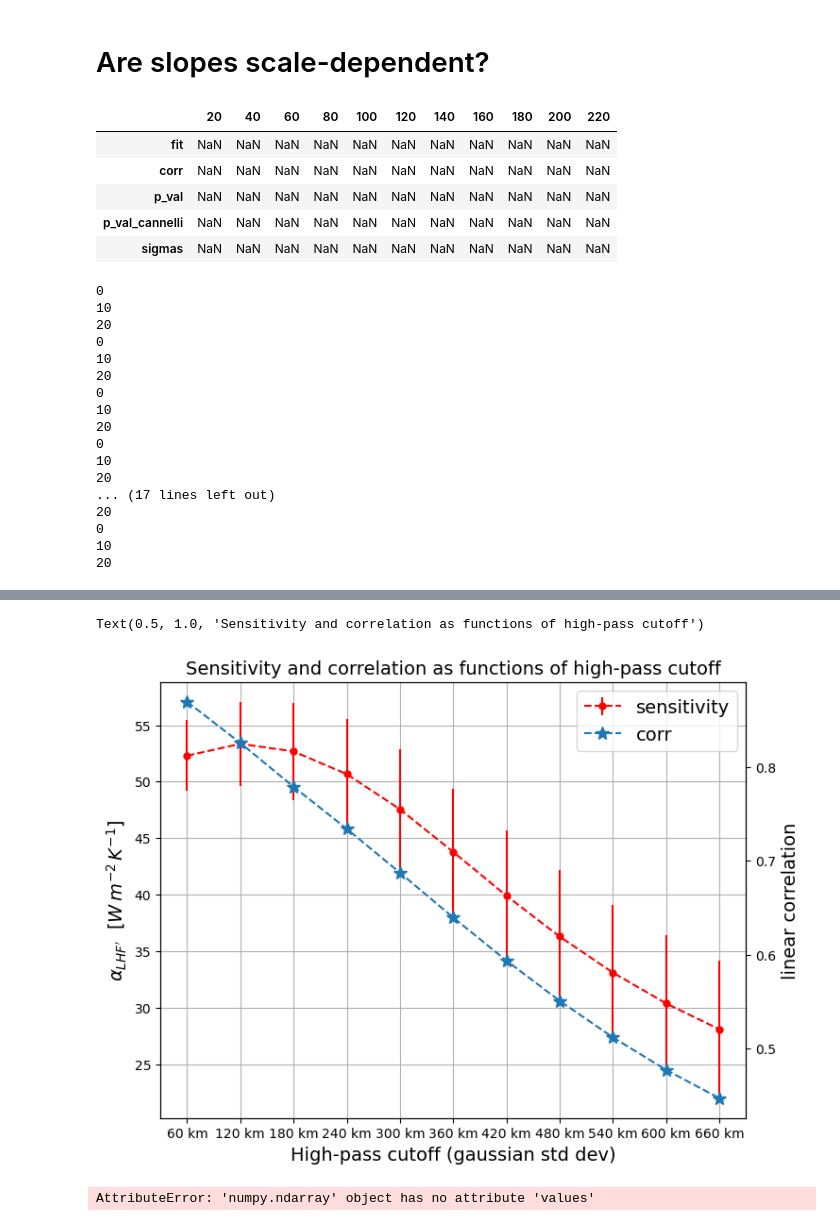
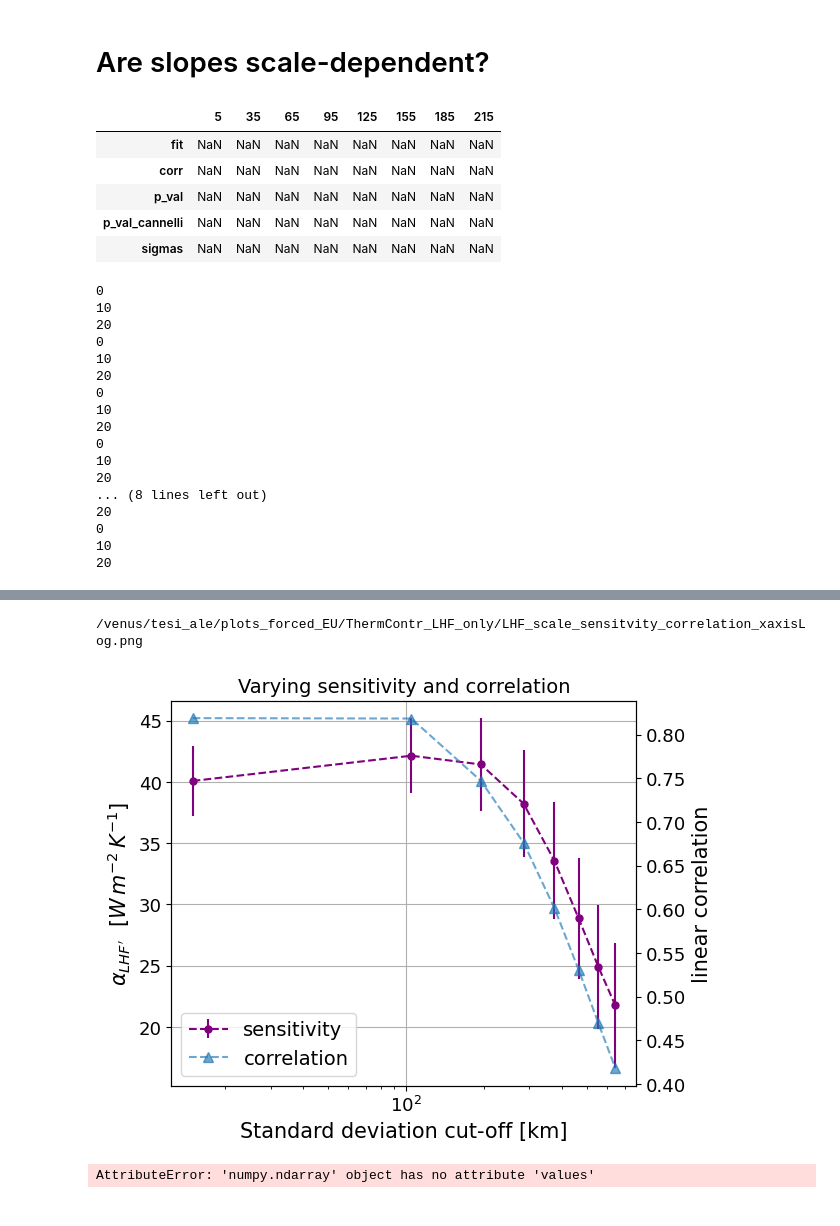
Before and after one commit to meteorologopazzo/thesis_material, a Jupyter notebook: EURECA_scripts/forced_scripts/ThermContr_LH_only_FORCED.ipynb, the cells around one changed output, grey strips where cells are left out. Drawn from its saved outputs; the diff is of its cells as text; code cells hidden in the pictures.

```diff
--- a/EURECA_scripts/forced_scripts/ThermContr_LH_only_FORCED.ipynb
+++ b/EURECA_scripts/forced_scripts/ThermContr_LH_only_FORCED.ipynb
@@ -132,7 +130,7 @@ p0 = 1013.
 q2_day = ds['Q2'].groupby('XTIME.day').mean().values*seamask
 qsat_sst = meteo.qsea(sst_day, p0)
 # %%
-s = 50
+s = 65
 
 dsst_day, sst_smooth = np.zeros_like(sst_day), np.zeros_like(sst_day)
 
@@ -184,5 +172,5 @@ PBLH_day = ds['PBLH'].groupby('XTIME.day').mean().values*seamask
 # %%
-LH = ds['LH'].groupby('XTIME.day').mean().values*seamask
+# LH = ds['LH'].groupby('XTIME.day').mean().values*seamask
 # LH = LH.where(sea_mask_modified, drop=False).values;
 
 
@@ -349,9 +349,10 @@ else:
 # %% [markdown]
 # Are slopes scale-dependent?
 # %%
-scales = np.arange(20, 240, 20)
+scales = np.arange(5, 240, 30)
 scales_km = list(3*scales)
-scales_km = [str(i)+' km' for i in scales_km]
+scales_km = [str(i) for i in scales_km]
+# scales_km = [str(i)+' km' for i in scales_km]
 
 import pandas as pd
 
@@ -360,28 +361,28 @@ fit_results = pd.DataFrame(data=None, index = df_index, columns=scales)
 # %%
 fit_results
 # %% [output]
-|  | 20 | 40 | 60 | 80 | 100 | 120 | 140 | 160 | 180 | 200 | 220 |
-| fit | NaN | NaN | NaN | NaN | NaN | NaN | NaN | NaN | NaN | NaN | NaN |
-| corr | NaN | NaN | NaN | NaN | NaN | NaN | NaN | NaN | NaN | NaN | NaN |
-| p_val | NaN | NaN | NaN | NaN | NaN | NaN | NaN | NaN | NaN | NaN | NaN |
-| p_val_cannelli | NaN | NaN | NaN | NaN | NaN | NaN | NaN | NaN | NaN | NaN | NaN |
-| sigmas | NaN | NaN | NaN | NaN | NaN | NaN | NaN | NaN | NaN | NaN | NaN |
+|  | 5 | 35 | 65 | 95 | 125 | 155 | 185 | 215 |
+| fit | NaN | NaN | NaN | NaN | NaN | NaN | NaN | NaN |
+| corr | NaN | NaN | NaN | NaN | NaN | NaN | NaN | NaN |
+| p_val | NaN | NaN | NaN | NaN | NaN | NaN | NaN | NaN |
+| p_val_cannelli | NaN | NaN | NaN | NaN | NaN | NaN | NaN | NaN |
+| sigmas | NaN | NaN | NaN | NaN | NaN | NaN | NaN | NaN |
 # %%
 for i in range(scales.shape[0]):
-    LH_prime = np.zeros(LH.shape)
+    LHF_coare_prime = np.zeros(LHF_coare.shape)
     sst_prime = np.zeros(sst_day.shape)
 
-    for t in range(0,LH.shape[0]):
+    for t in range(0,LHF_coare.shape[0]):
         if t % 10 == 0:
             print(t)
         # upscale using gaussian filter
-        LH_smooth = gm.nan_gaussian_filter(LH[t], scales[i])
-        LH_prime[t] = LH[t] - LH_smooth
+        LHF_coare_smooth = gm.nan_gaussian_filter(LHF_coare[t], scales[i])
+        LHF_coare_prime[t] = LHF_coare[t] - LHF_coare_smooth
 
         sst_day_smooth = gm.nan_gaussian_filter(sst_day[t], scales[i])
         sst_prime[t] = sst_day[t] - sst_day_smooth
 
-        result_list = slopes_r_p_mix(sst_prime, LH_prime, nt, nskip, ls = True)
+        result_list = slopes_r_p_mix(sst_prime, LHF_coare_prime, nt, nskip, ls = True)
         fit_results.loc[:,scales[i]] = result_list
 # %% [output]
 0
@@ -396,7 +397,7 @@ for i in range(scales.shape[0]):
 0
 10
 20
-... (17 lines left out)
+... (8 lines left out)
 20
 0
 10
@@ -415,42 +416,57 @@ slopes_only = [fit_results.loc['fit', scales[i]].slope for i in range(len(scales
 sigma_slope = [fit_results.loc['sigmas', scales[i]][0] for i in range(len(scales))]
 corr = [fit_results.loc['corr', scales[i]] for i in range(len(scales))]
 # %%
-fig, ax = plt.subplots(1,1,figsize=(8,6))
+fig, ax = plt.subplots(1,1,figsize=(6,5))
 
 # slopes_plot = ax.errorbar(scales, slopes_only, yerr=sigma_slope, xerr=None, color='r', label='std dev.')#, marker='s', mfc='red',mec='green', ms=20, mew=4)
 slopes_plot = ax.errorbar(
-    scales,
+    3*scales,
     slopes_only,
     yerr=sigma_slope,
     xerr=None,
-    color='red',          # Set line color to orange
+    color='purple',          # Set line color to orange
     fmt='o',                 # Circular markers
     markersize=5,            # Marker size
-    ecolor='red',         # Error bar color to match the line color
+    ecolor='purple',         # Error bar color to match the line color
     linestyle='--',          # Dashed error bars
     label='sensitivity'
 )
-ax.set_ylabel(r"$\alpha_{LHF'}$  [$W\,m^{-2}\,K^{-1}$]", fontsize=14)
+ax.set_ylabel(r"$\alpha_{LHF'}$  [$W\,m^{-2}\,K^{-1}$]", fontsize=15)
+ax.set_xscale('log')
 
-ax.set_xticks(scales)
-ax.set_xticklabels(scales_km)
-ax.set_xlabel('High-pass cutoff (gaussian std dev)', fontsize=14)
+# ax.set_xticks(scales)
+# ax.set_xticklabels(scales_km)
+ax.set_xlabel('Standard deviation cut-off [km]', fontsize=15)
 ax.grid()
 
+ax.tick_params(axis='both', which='major', labelsize=13)
+
+
+#################################################
 
 ax1 = ax.twinx()
-corr_plot = ax1.plot(scales, corr, '*--', markersize=10, label='corr')
-ax1.set_ylabel('linear correlation', fontsize=14)
+corr_plot = ax1.plot(3*scales, corr, '^--', markersize=7, label='correlation', alpha=0.65)
+ax1.set_ylabel('linear correlation', fontsize=15)
+ax1.set_xscale('log')
 
 lines, labels = ax.get_legend_handles_labels()
 lines2, labels2 = ax1.get_legend_handles_labels()
-ax1.legend(lines + lines2, labels + labels2, loc='upper right', fontsize=14)
+ax1.legend(lines + lines2, labels + labels2, loc='lower left', fontsize=14)
 
 
-plt.title('Sensitivity and correlation as functions of high-pass cutoff', fontsize=14)
+ax1.tick_params(axis='both', which='major', labelsize=13)
+
+plt.title('Varying sensitivity and correlation', fontsize=14)
+
+
+path_img = '/venus/tesi_ale/plots_forced_EU/ThermContr_LHF_only/'
+filename = path_img + 'LHF_scale_sensitvity_correlation.png'
+# plt.savefig(filename)
+print(filename)
+del filename
 # %% [output]
-Text(0.5, 1.0, 'Sensitivity and correlation as functions of high-pass cutoff')
+/venus/tesi_ale/plots_forced_EU/ThermContr_LHF_only/LHF_scale_sensitvity_correlation_xaxisLog.png
-[figure, old version]
+[figure, new version]
 # %%
 #########    HFX     #########
 # %%
```
Also changed, not shown: parts of 21 cells of this notebook, 8 other files.
